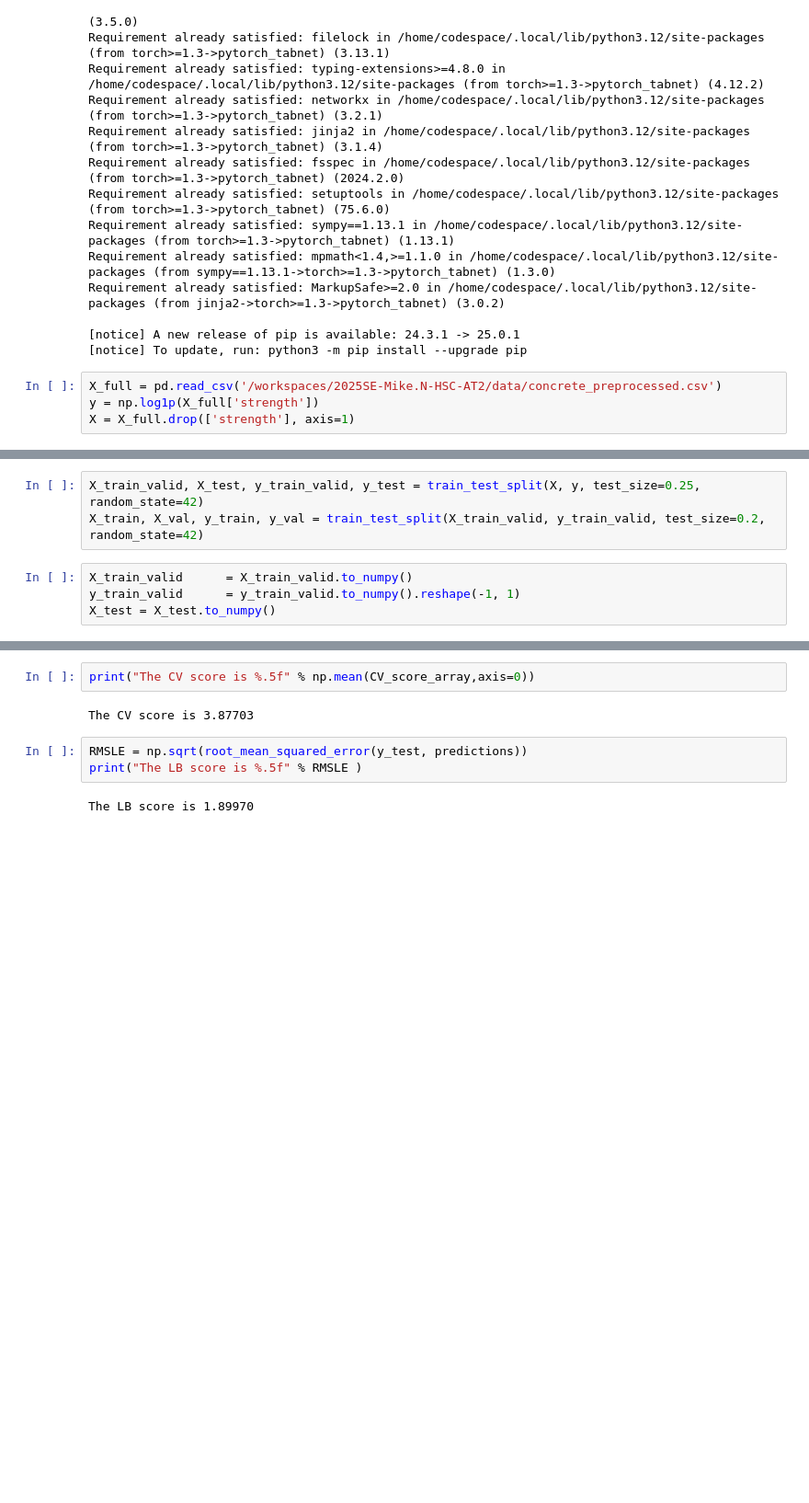
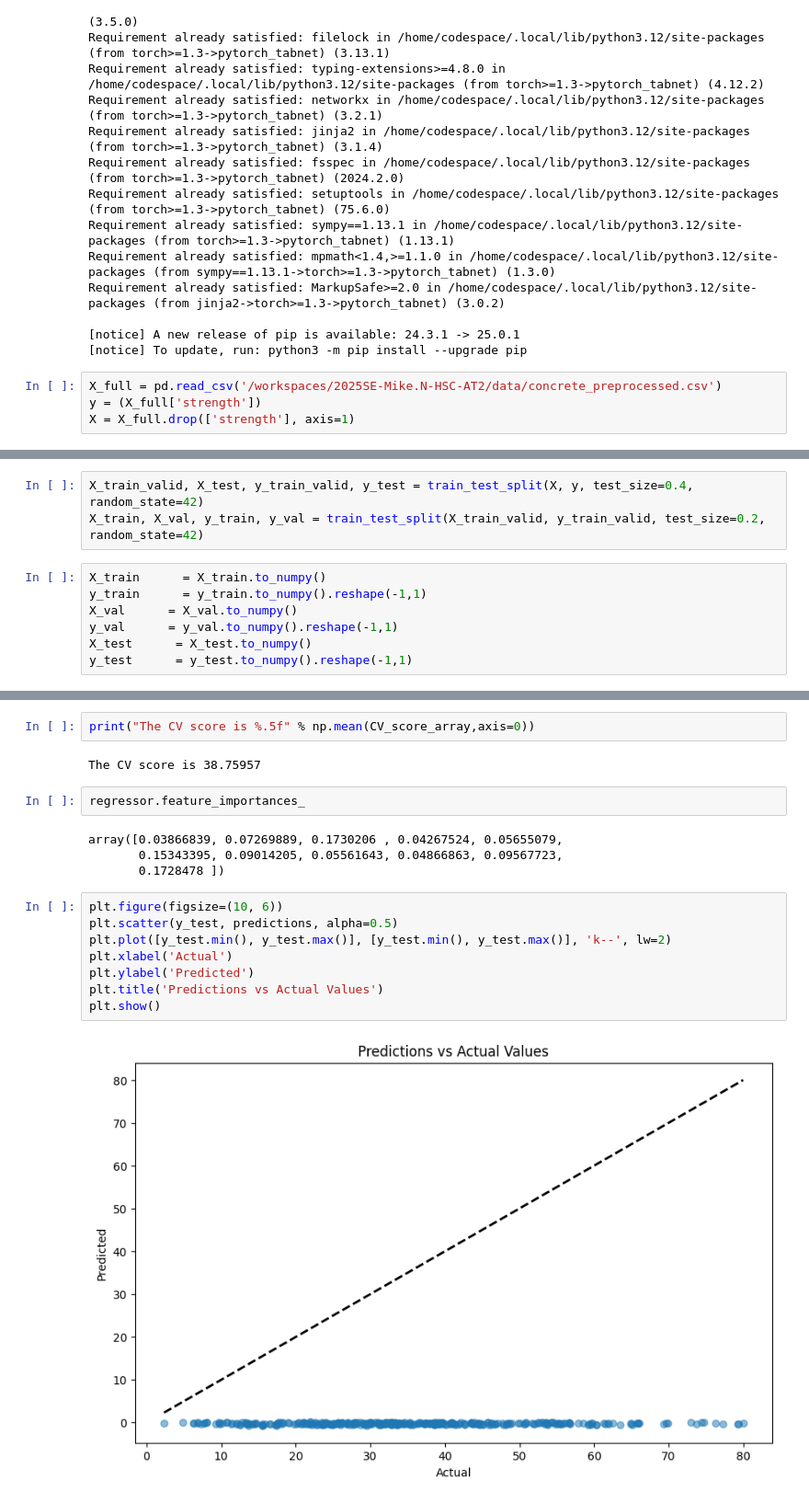
Before and after one commit to TempeHS/2025SE-Mike.N-HSC-AT2, a Jupyter notebook: notebooks/tabnet.ipynb, the cells around one changed output, grey strips where cells are left out. Shown: that part at 92% size. Drawn from its saved outputs; the diff is of its cells as text; blank space fills up the shorter version.

```diff
--- a/notebooks/tabnet.ipynb
+++ b/notebooks/tabnet.ipynb
@@ -32,7 +32,7 @@ Requirement already satisfied: MarkupSafe>=2.0 in /home/codespace/.local/lib/pyt
 [notice] To update, run: python3 -m pip install --upgrade pip
 # %%
 X_full = pd.read_csv('/workspaces/2025SE-Mike.N-HSC-AT2/data/concrete_preprocessed.csv')
-y = np.log1p(X_full['strength'])
+y = (X_full['strength'])
 X = X_full.drop(['strength'], axis=1)
 # %%
 X.info()
@@ -58,10 +58,13 @@ memory usage: 83.1 KB
 # %%
-X_train_valid, X_test, y_train_valid, y_test = train_test_split(X, y, test_size=0.25, random_state=42)
+X_train_valid, X_test, y_train_valid, y_test = train_test_split(X, y, test_size=0.4, random_state=42)
 X_train, X_val, y_train, y_val = train_test_split(X_train_valid, y_train_valid, test_size=0.2, random_state=42)
-# %%
-X_train_valid      = X_train_valid.to_numpy()
-y_train_valid      = y_train_valid.to_numpy().reshape(-1, 1)
-X_test = X_test.to_numpy()
+# %%
+X_train      = X_train.to_numpy()
+y_train      = y_train.to_numpy().reshape(-1,1)
+X_val      = X_val.to_numpy()
+y_val      = y_val.to_numpy().reshape(-1,1)
+X_test      = X_test.to_numpy()
+y_test      = y_test.to_numpy().reshape(-1,1)
 # %%
 kf = KFold(n_splits=5, random_state=42, shuffle=True)
 predictions_array =[]
@@ -85,9 +86,20 @@ Early stopping occurred at epoch 500 with best_epoch = 0 and best_val_0_rmse = 3
 # %%
 print("The CV score is %.5f" % np.mean(CV_score_array,axis=0))
 # %% [output]
-The CV score is 3.87703
+The CV score is 38.75957
-# %%
-RMSLE = np.sqrt(root_mean_squared_error(y_test, predictions))
-print("The LB score is %.5f" % RMSLE )
-# %% [output]
-The LB score is 1.89970
+# %%
+regressor.feature_importances_
+# %% [output]
+array([0.03866839, 0.07269889, 0.1730206 , 0.04267524, 0.05655079,
+       0.15343395, 0.09014205, 0.05561643, 0.04866863, 0.09567723,
+       0.1728478 ])
+# %%
+plt.figure(figsize=(10, 6))
+plt.scatter(y_test, predictions, alpha=0.5)
+plt.plot([y_test.min(), y_test.max()], [y_test.min(), y_test.max()], 'k--', lw=2)
+plt.xlabel('Actual')
+plt.ylabel('Predicted')
+plt.title('Predictions vs Actual Values')
+plt.show()
+# %% [output]
+[figure, added]
```
Also changed, not shown: parts of 2 cells of this notebook, 5 other files.
